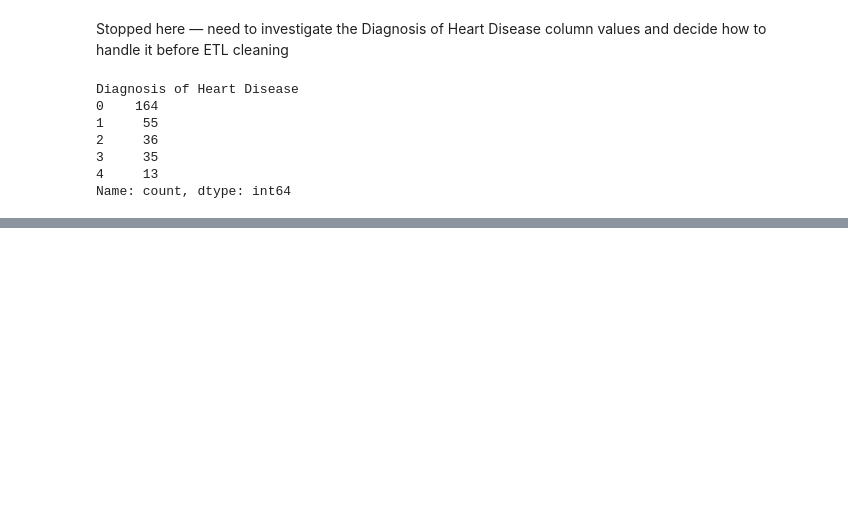
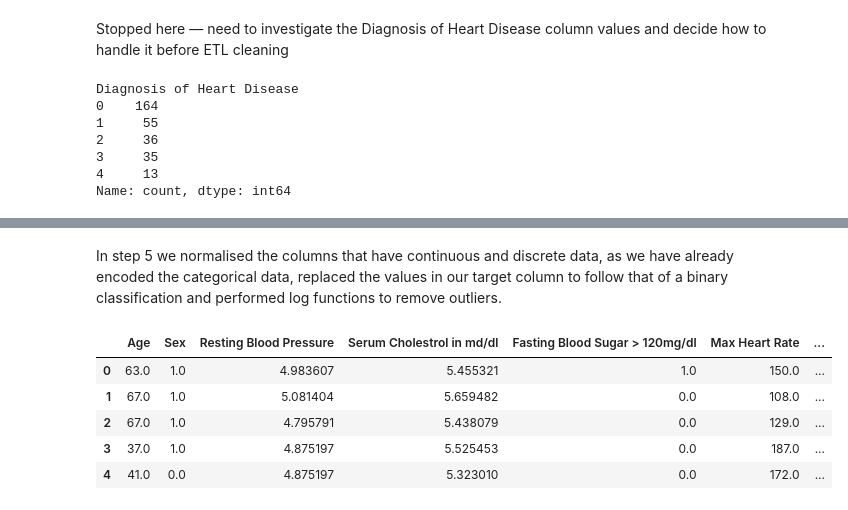
Before and after one commit to aarnavanoop/healthcare-pipeline, a Jupyter notebook: healthcare-pipeline.ipynb, the cells around one changed output, grey strips where cells are left out. Drawn from its saved outputs; the diff is of its cells as text; code cells hidden in the pictures; blank space fills up the shorter version.

```diff
--- a/healthcare-pipeline.ipynb
+++ b/healthcare-pipeline.ipynb
@@ -147,0 +216,11 @@ Nothing to do: Sex, Fasting blood sugar, exercise Induced Angina
+# %% [markdown]
+In step 5 we normalised the columns that have continuous and discrete data, as we have already encoded the categorical data, replaced the values in our target column to follow that of a binary classification and performed log functions to remove outliers.
+# %%
+df.head()
+# %% [output]
+|  | Age | Sex | Resting Blood Pressure | Serum Cholestrol in md/dl | Fasting Blood Sugar > 120mg/dl | Max Heart Rate | ... |
+| 0 | 63.0 | 1.0 | 4.983607 | 5.455321 | 1.0 | 150.0 | ... |
+| 1 | 67.0 | 1.0 | 5.081404 | 5.659482 | 0.0 | 108.0 | ... |
+| 2 | 67.0 | 1.0 | 4.795791 | 5.438079 | 0.0 | 129.0 | ... |
+| 3 | 37.0 | 1.0 | 4.875197 | 5.525453 | 0.0 | 187.0 | ... |
+| 4 | 41.0 | 0.0 | 4.875197 | 5.323010 | 0.0 | 172.0 | ... |
```
Also changed, not shown: parts of 12 cells of this notebook.
